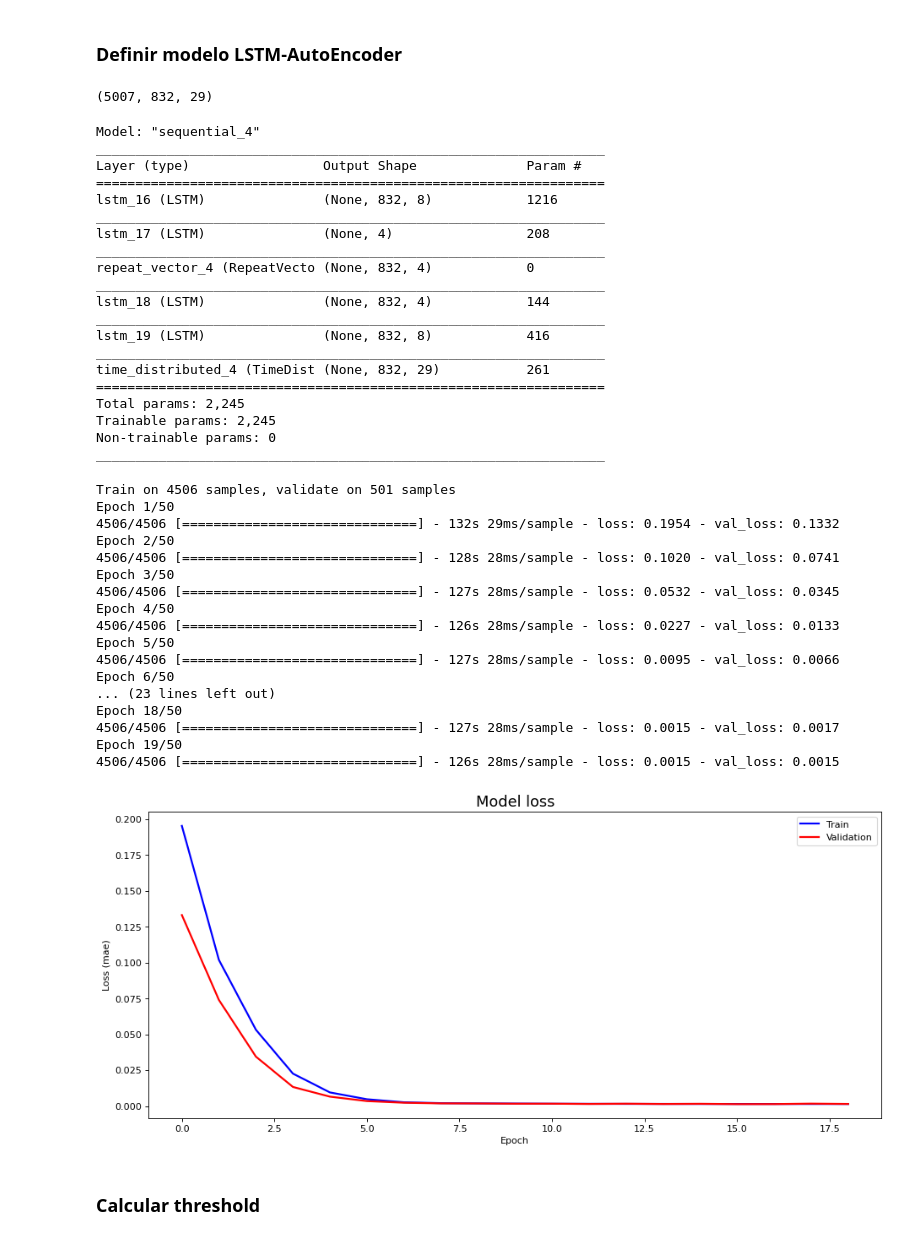
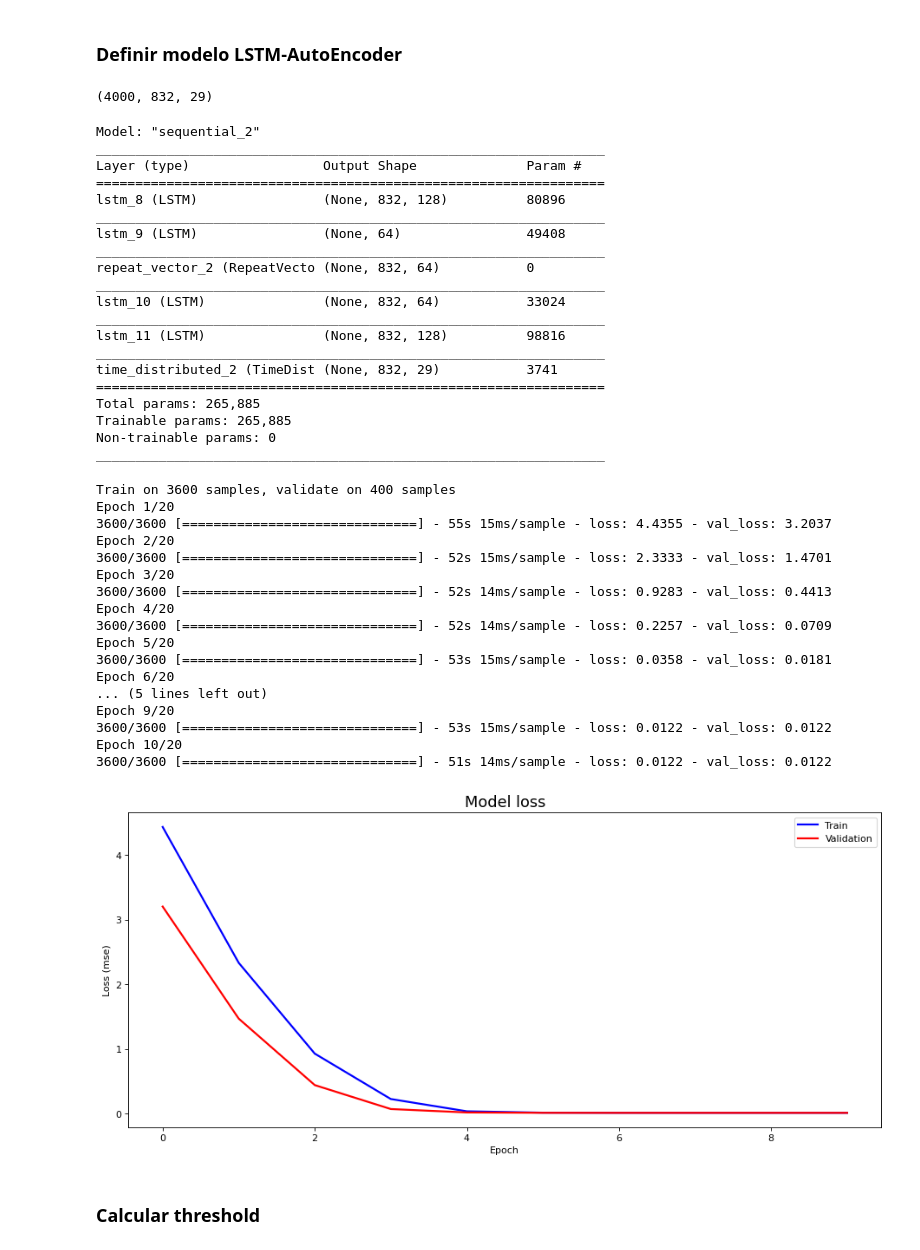
Before and after one commit to alokproc/aprendizaje_automatico_avanzado, a Jupyter notebook: 04_graded_lab/composite_lstm.ipynb, the cells around one changed output. Cells and saved outputs as stored; diff of their text form; code cells hidden in the pictures.

```diff
--- a/04_graded_lab/composite_lstm.ipynb
+++ b/04_graded_lab/composite_lstm.ipynb
@@ -91,7 +73,7 @@ train
 # %%
 from sklearn.preprocessing import MinMaxScaler
 
-scaler = MinMaxScaler(feature_range=(0, 1)).fit(train)
+scaler = MinMaxScaler().fit(train)
 train = scaler.transform(train)
 train.shape
 # %% [output]
@@ -101,14 +83,10 @@ train.shape
 # %%
 # reshape input into [samples, timesteps, features]
 
-n_samples = 5007
-n_steps = 832
-n_features = train.shape[1]
-train = train.reshape((n_samples, n_steps, n_features))
-
+train = train.reshape((4000, 832, 29))
 train.shape
 # %% [output]
-(5007, 832, 29)
+(4000, 832, 29)
 # %%
 # https://stackoverflow.com/questions/37232782/nan-loss-when-training-regression-network
 # https://machinelearningmastery.com/how-to-avoid-exploding-gradients-in-neural-networks-with-gradient-clipping/
@@ -116,77 +94,77 @@ train.shape
 from tensorflow.keras import models, layers
 from tensorflow.keras.callbacks import EarlyStopping
 from tensorflow.keras.optimizers import SGD
-from tensorflow.keras.regularizers import l1
+from tensorflow.keras.regularizers import l1, l2
 
 model = models.Sequential([
-    layers.LSTM(8, activation='relu', kernel_regularizer=l1(0.001), return_sequences=True, input_shape=(train.shape[1], train.shape[2])),
-    layers.LSTM(4, activation='relu', kernel_regularizer=l1(0.001), return_sequences=False),
+    layers.LSTM(128, activation='relu', kernel_regularizer=l1(0.001), return_sequences=True, input_shape=(832, 29)),
+    layers.LSTM(64, activation='relu', kernel_regularizer=l1(0.001), return_sequences=False),
     layers.RepeatVector(train.shape[1]),
-    layers.LSTM(4, activation='relu', kernel_regularizer=l1(0.001), return_sequences=True),
-    layers.LSTM(8, activation='relu', kernel_regularizer=l1(0.001), return_sequences=True),
+    layers.LSTM(64, activation='relu', kernel_regularizer=l1(0.001), return_sequences=True),
+    layers.LSTM(128, activation='relu', kernel_regularizer=l1(0.001), return_sequences=True),
     layers.TimeDistributed(layers.Dense(train.shape[2]))
 ])
 
 #opt = SGD(lr=0.01, momentum=0.9, nesterov=True, clipnorm=1)
-model.compile(optimizer='rmsprop', loss='mae')
+model.compile(optimizer='adam', loss='mse')
 model.summary()
 # %% [output]
-Model: "sequential_4"
+Model: "sequential_2"
 _________________________________________________________________
 Layer (type)                 Output Shape              Param #
 =================================================================
-lstm_16 (LSTM)               (None, 832, 8)            1216
+lstm_8 (LSTM)                (None, 832, 128)          80896
 _________________________________________________________________
-lstm_17 (LSTM)               (None, 4)                 208
+lstm_9 (LSTM)                (None, 64)                49408
 _________________________________________________________________
-repeat_vector_4 (RepeatVecto (None, 832, 4)            0
+repeat_vector_2 (RepeatVecto (None, 832, 64)           0
 _________________________________________________________________
-lstm_18 (LSTM)               (None, 832, 4)            144
+lstm_10 (LSTM)               (None, 832, 64)           33024
 _________________________________________________________________
-lstm_19 (LSTM)               (None, 832, 8)            416
+lstm_11 (LSTM)               (None, 832, 128)          98816
 _________________________________________________________________
-time_distributed_4 (TimeDist (None, 832, 29)           261
+time_distributed_2 (TimeDist (None, 832, 29)           3741
 =================================================================
-Total params: 2,245
-Trainable params: 2,245
+Total params: 265,885
+Trainable params: 265,885
 Non-trainable params: 0
 _________________________________________________________________
 # %%
 early_stop = [EarlyStopping(monitor='val_loss', min_delta=0, patience=3, verbose=0, mode='auto', baseline=None)]
 
-history = model.fit(train, train, callbacks=early_stop, epochs=50, batch_size=64, validation_split=0.1)
+history = model.fit(train, train, callbacks=early_stop, epochs=20, batch_size=128, validation_split=0.1)
 # %% [output]
-Train on 4506 samples, validate on 501 samples
-Epoch 1/50
-4506/4506 [==============================] - 132s 29ms/sample - loss: 0.1954 - val_loss: 0.1332
-Epoch 2/50
-4506/4506 [==============================] - 128s 28ms/sample - loss: 0.1020 - val_loss: 0.0741
-Epoch 3/50
-4506/4506 [==============================] - 127s 28ms/sample - loss: 0.0532 - val_loss: 0.0345
-Epoch 4/50
-4506/4506 [==============================] - 126s 28ms/sample - loss: 0.0227 - val_loss: 0.0133
-Epoch 5/50
-4506/4506 [==============================] - 127s 28ms/sample - loss: 0.0095 - val_loss: 0.0066
-Epoch 6/50
-... (23 lines left out)
-Epoch 18/50
-4506/4506 [==============================] - 127s 28ms/sample - loss: 0.0015 - val_loss: 0.0017
-Epoch 19/50
-4506/4506 [==============================] - 126s 28ms/sample - loss: 0.0015 - val_loss: 0.0015
+Train on 3600 samples, validate on 400 samples
+Epoch 1/20
+3600/3600 [==============================] - 55s 15ms/sample - loss: 4.4355 - val_loss: 3.2037
+Epoch 2/20
+3600/3600 [==============================] - 52s 15ms/sample - loss: 2.3333 - val_loss: 1.4701
+Epoch 3/20
+3600/3600 [==============================] - 52s 14ms/sample - loss: 0.9283 - val_loss: 0.4413
+Epoch 4/20
+3600/3600 [==============================] - 52s 14ms/sample - loss: 0.2257 - val_loss: 0.0709
+Epoch 5/20
+3600/3600 [==============================] - 53s 15ms/sample - loss: 0.0358 - val_loss: 0.0181
+Epoch 6/20
+... (5 lines left out)
+Epoch 9/20
+3600/3600 [==============================] - 53s 15ms/sample - loss: 0.0122 - val_loss: 0.0122
+Epoch 10/20
+3600/3600 [==============================] - 51s 14ms/sample - loss: 0.0122 - val_loss: 0.0122
 # %%
 from matplotlib import pyplot as plt
 
 # plot the training losses
 fig, ax = plt.subplots(figsize=(14, 6), dpi=80)
 ax.plot(history.history['loss'], 'b', label='Train', linewidth=2)
 ax.plot(history.history['val_loss'], 'r', label='Validation', linewidth=2)
 ax.set_title('Model loss', fontsize=16)
-ax.set_ylabel('Loss (mae)')
+ax.set_ylabel('Loss (mse)')
 ax.set_xlabel('Epoch')
 ax.legend(loc='upper right')
 plt.show()
 # %% [output]
-[figure, old version]
+[figure, new version]
 # %%
 model.save('models/lstm_autoencoder_model.h5')
 # %% [markdown]
```
Also changed, not shown: parts of 16 cells of this notebook, 1 other file.
